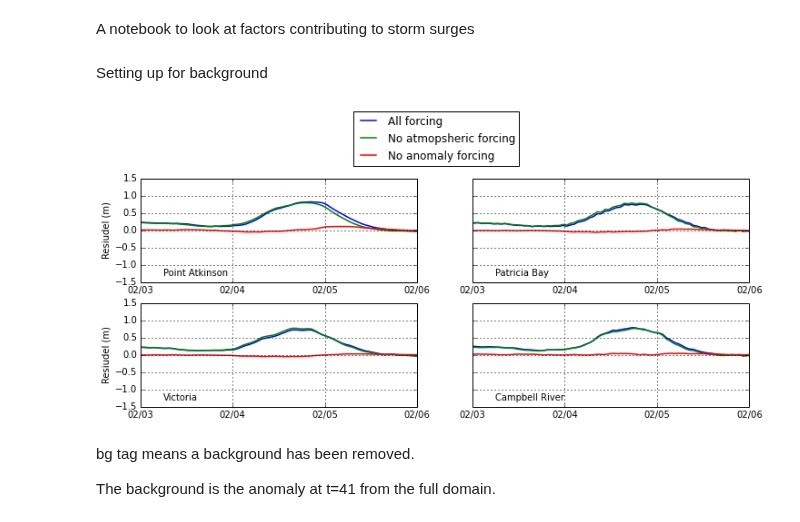
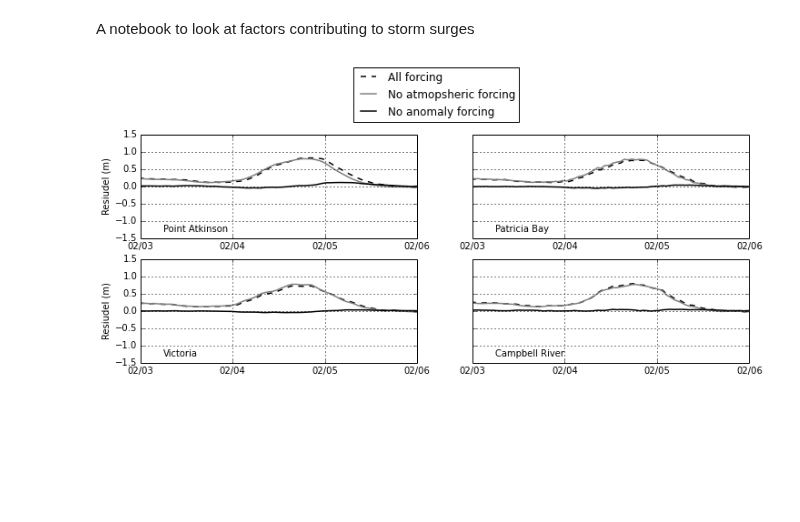
Before and after one commit to SalishSeaCast/storm-surge, a Jupyter notebook: FigureScripts/Feb 2006 factors.ipynb, the cells around one changed output. Cells and saved outputs as stored; diff of their text form; code cells hidden in the pictures; blank space fills up the shorter version.

Commit message:
Figure/statistics for contributing factors

```diff
--- a/FigureScripts/Feb 2006 factors.ipynb
+++ b/FigureScripts/Feb 2006 factors.ipynb
@@ -56,8 +57,6 @@ for run in runs:
         ts[run]=tlist
     [us[run], vs[run], lats[run], lons[run], tmps[run], sals[run], sshs[run]] = stormtools.combine_data(run_stations)
     run_stations={};
-# %% [markdown]
-Setting up for background
 # %%
 t = 41 #timestamp of background state
 depthlevel=0
@@ -65,6 +64,17 @@ Us={}; Vs={}; Es ={}; Ss={}; Ts={};
 for key in runs:
     [Us[key], Vs[key], Es[key], Ss[key], Ts[key]] = stormtools.get_variables(fUs[key],
                                                                                  fVs[key],fTs[key],t,depthlevel)
+# %%
+start='31-Dec-2005'; end='02-Jan-2007'
+wlev_meas={}; ttide={}; msl={}
+
+
+for key in stations:
+    location=key
+    #filename for predictions
+    filename='/data/nsoontie/MEOPAR/analysis/storm_surges/data/'+location+'_t_tide_compare8_' +start+'_'+end+'.csv'
+    [ttide[key], msl[key]] = stormtools.load_tidal_predictions(filename)
+    wlev_meas[key] = stormtools.load_observations(start,end,location)
 # %%
 fig, axs = plt.subplots(2, 2, figsize=(20, 5), sharey=True)
 import matplotlib.dates as mdates
@@ -95,41 +105,40 @@ lb=['All forcing', 'No atmopsheric forcing', 'No anomaly forcing', 'Winds only']
 for (ax,location,name) in zip(axs[:,0], sts1,proper1):
     hfmt = mdates.DateFormatter('%m/%d')
     ax.plot(ts[rs[0]], sshs[rs[0]][location][:,0,0]-sshs['tidesonly'][location][:,0,0],
-            'b',label=lb[0],lw=1.5)
+            '--k',label=lb[0],lw=1.5)
     ax.plot(ts[rs[1]], sshs[rs[1]][location][:,0,0]-sshs['tidesonly'][location][:,0,0],
-            'g',label=lb[1],lw=1.5)
+            'grey',label=lb[1],lw=1.5)
     ax.plot(ts[rs[2]], sshs[rs[2]][location][:,0,0]-sshs['tidesonly'][location][:,0,0],
-            'r',label=lb[2],lw=1.5)
+            '-k',label=lb[2],lw=1.5)
     #ax.plot(ts[rs[3]], sshs[rs[3]][location][:,0,0]-sshs['tidesonly'][location][:,0,0], 'm',label=lb[3],lw=1.5)
     ax.text(sax+timedelta(hours=6),-1.3,name,fontsize=10)
     ax.set_xlim([sax,eax])
     ax.set_ylim([-1.5,1.5])
     ax.grid(True,lw=1)
     ax.set_ylabel('Resiudel (m)')
     ax.xaxis.set_major_locator(mdates.DayLocator())
     ax.xaxis.set_major_formatter(hfmt)
 
 
 for (ax,location,name) in zip(axs[:,1], sts2,proper2):
     hfmt = mdates.DateFormatter('%m/%d')
     ax.plot(ts[rs[0]], sshs[rs[0]][location][:,0,0]-sshs['tidesonly'][location][:,0,0],
-            'b',label=lb[0],lw=1.5)
+            '--k',label=lb[0],lw=1.5)
     ax.plot(ts[rs[1]], sshs[rs[1]][location][:,0,0]-sshs['tidesonly'][location][:,0,0],
-            'g',label=lb[1],lw=1.5)
+            'grey',label=lb[1],lw=1.5)
     ax.plot(ts[rs[2]], sshs[rs[2]][location][:,0,0]-sshs['tidesonly'][location][:,0,0],
-            'r',label=lb[2],lw=1.5)
+            '-k',label=lb[2],lw=1.5)
     #ax.plot(ts[rs[3]], sshs[rs[3]][location][:,0,0]-sshs['tidesonly'][location][:,0,0], 'm',label=lb[3],lw=1.5)
     ax.set_xlim([sax,eax])
     ax.set_ylim([-1.5,1.5])
-    #ax.set_ylabel('Residual (m)')
     ax.text(sax+timedelta(hours=6),-1.3,name,fontsize=10)
     ax.xaxis.set_major_locator(mdates.DayLocator())
     ax.xaxis.set_major_formatter(hfmt)
     ax.grid(True,lw=1)
 
 axs[0,1].legend(bbox_to_anchor=(-.45, 1.7), loc=2)
 
 fig.set_size_inches(12,4.5)
 # %% [output]
-[figure, old version]
+[figure, new version]
 # %%
@@ -137,4 +145,0 @@ fig.savefig('feb2006_factors_bg.pdf',bbox_inches='tight')
-# %% [markdown]
-bg tag means a background has been removed.
-
-The background is the anomaly at t=41 from the full domain.
```
Also changed, not shown: parts of 8 cells of this notebook, 2 other files.
